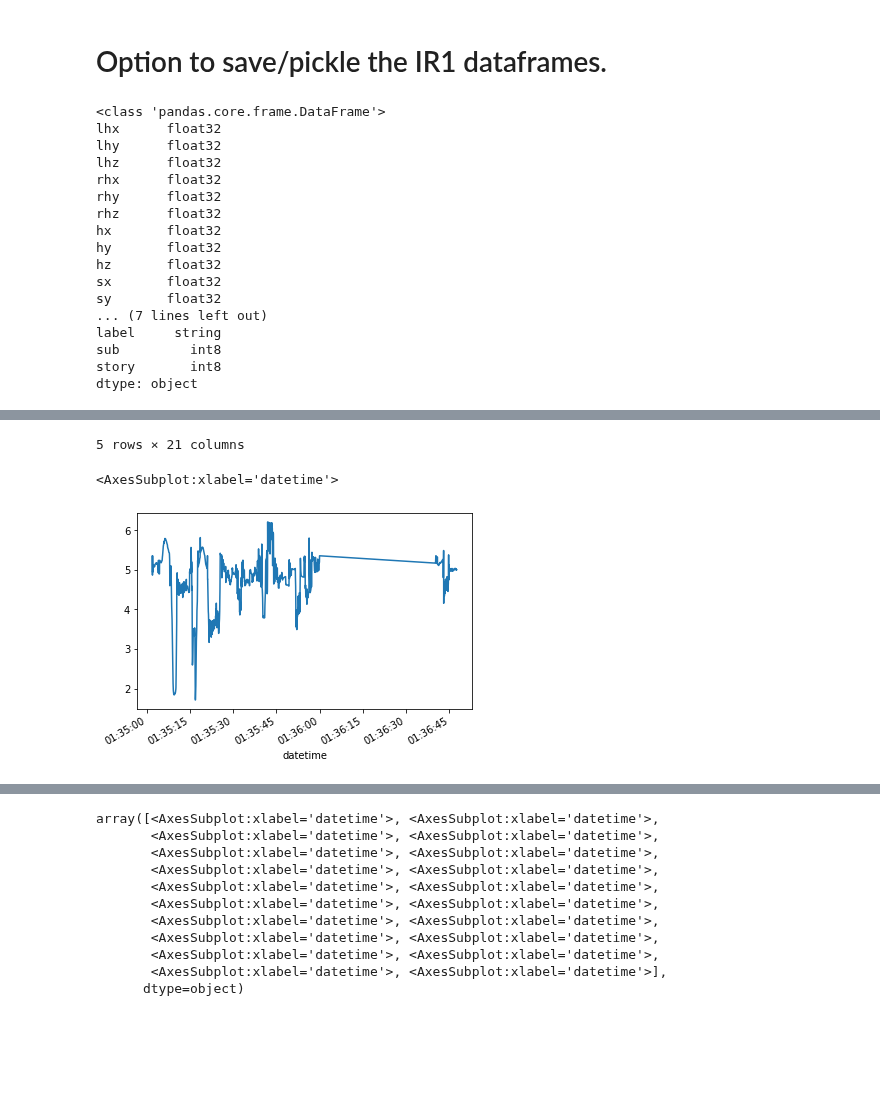
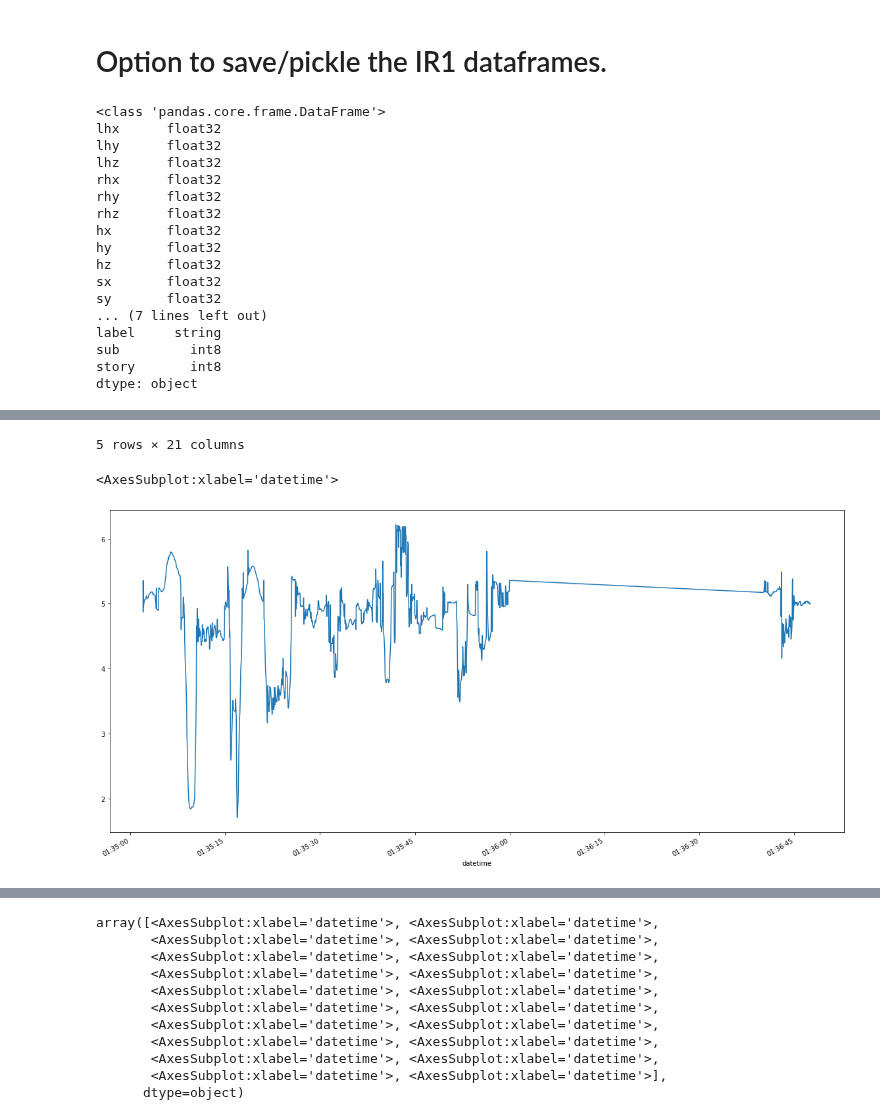
Before and after one commit to imics-lab/load_data_time_series, a Jupyter notebook: Gesturing_Signing/Gesture-Phase-Segmentation_load_dataset.ipynb, the cells around one changed output, grey strips where cells are left out. Saved outputs shown, nothing was run; the diff lists cells and outputs as text; code cells hidden in the pictures; blank space fills up the shorter version.

```diff
--- a/Gesturing_Signing/Gesture-Phase-Segmentation_load_dataset.ipynb
+++ b/Gesturing_Signing/Gesture-Phase-Segmentation_load_dataset.ipynb
@@ -170,35 +137,35 @@ my_df = df_dict['a1_raw']
 print(type(my_df))
 print(my_df.dtypes)
 display(my_df.head())
-my_df['lhx'].plot()
+my_df['lhx'].plot(figsize=(20, 10))
 # %% [output]
 <class 'pandas.core.frame.DataFrame'>
 lhx      float32
 lhy      float32
 lhz      float32
 rhx      float32
 rhy      float32
 rhz      float32
 hx       float32
 hy       float32
 hz       float32
 sx       float32
 sy       float32
 ... (7 lines left out)
 label     string
 sub         int8
 story       int8
 dtype: object
 |  | lhx | lhy | lhz | rhx | rhy | rhz | hx | hy | hz | sx | ... | ... |
 | datetime |  |  |  |  |  |  |  |  |  |  |  | ... |
 | 1970-01-01 01:35:02.026 | 5.347435 | 4.363681 | 1.501913 | 5.258967 | 4.319263 | 1.488703 | 5.037871 | 1.618295 | 1.778350 | 5.062803 | ... | ... |
 | 1970-01-01 01:35:02.058 | 4.869622 | 4.254210 | 1.556133 | 5.240113 | 4.346338 | 1.554309 | 5.037610 | 1.618370 | 1.778573 | 5.061430 | ... | ... |
 | 1970-01-01 01:35:02.089 | 5.357447 | 4.364039 | 1.500969 | 5.238928 | 4.347924 | 1.554150 | 5.037514 | 1.618298 | 1.778774 | 5.059245 | ... | ... |
 | 1970-01-01 01:35:02.120 | 4.942886 | 4.281878 | 1.546513 | 5.111436 | 4.229660 | 1.527091 | 5.037526 | 1.618612 | 1.778855 | 5.056475 | ... | ... |
 | 1970-01-01 01:35:02.167 | 5.003160 | 4.278530 | 1.542866 | 4.985812 | 4.182155 | 1.520330 | 5.037557 | 1.619226 | 1.778925 | 5.052367 | ... | ... |
 5 rows × 21 columns
 <AxesSubplot:xlabel='datetime'>
-[figure, old version]
+[figure, new version]
 # %%
 # find timegaps and split so that the resulting IR1 dataframes
 # represent a continuous recording session
```
Also changed, not shown: parts of 14 cells of this notebook.
